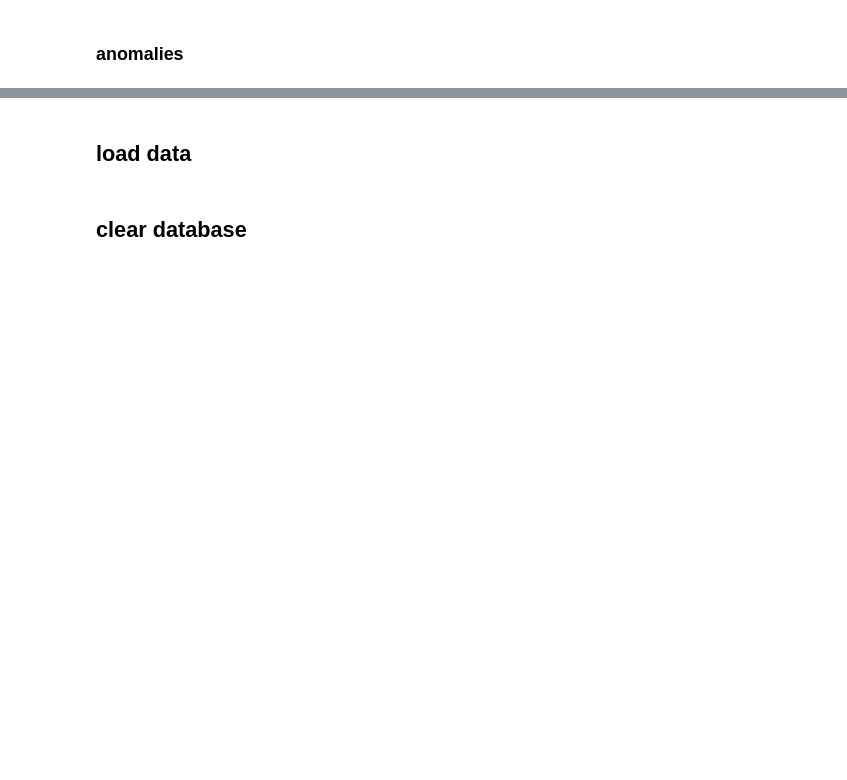
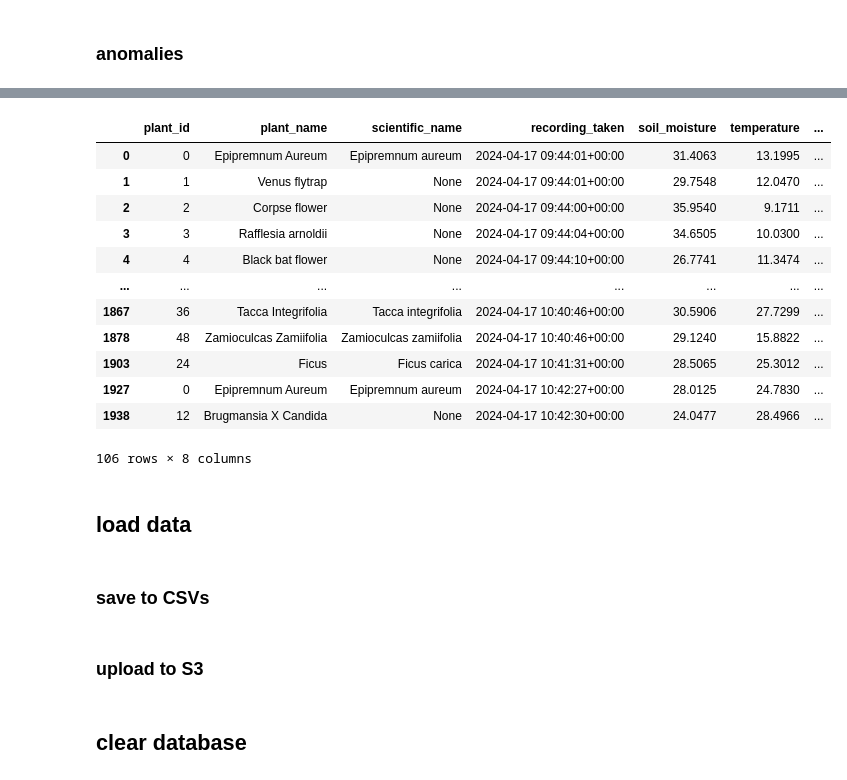
Before and after one commit to ErvinRex/LMNH-plants, a Jupyter notebook: longterm.ipynb, the cells around one changed output, grey strips where cells are left out. Cells and saved outputs as stored; diff of their text form; code cells hidden in the pictures; blank space fills up the shorter version.

```diff
--- a/longterm.ipynb
+++ b/longterm.ipynb
@@ -132,8 +132,9 @@ def get_std(row: dict, df: pd.DataFrame, col: str) -> int:
     Returns std."""
 
     last_hour = pd.Timestamp(datetime.now(timezone.utc)-timedelta(hours=1))
-    df['recording_taken'] = pd.to_datetime(df['recording_taken'], utc=True)
-    last_hour_vals = df[df["recording_taken"] >= last_hour][col]
+    # df['recording_taken'] = pd.to_datetime(df['recording_taken'], utc=True)
+    last_hour_vals = df[(df["plant_id"] == row["plant_id"]) &
+                        (df["recording_taken"] >= last_hour)][col]
 
     mean = last_hour_vals.mean()
     std = last_hour_vals.std()
@@ -171,5 +158,25 @@ anomalies = anomalies[(anomalies["soil_moisture_nstd"] <= -2.5) |
+# %%
+anomalies
+# %% [output]
+|  | plant_id | plant_name | scientific_name | recording_taken | soil_moisture | temperature | ... |
+| 0 | 0 | Epipremnum Aureum | Epipremnum aureum | 2024-04-17 09:44:01+00:00 | 31.4063 | 13.1995 | ... |
+| 1 | 1 | Venus flytrap | None | 2024-04-17 09:44:01+00:00 | 29.7548 | 12.0470 | ... |
+| 2 | 2 | Corpse flower | None | 2024-04-17 09:44:00+00:00 | 35.9540 | 9.1711 | ... |
+| 3 | 3 | Rafflesia arnoldii | None | 2024-04-17 09:44:04+00:00 | 34.6505 | 10.0300 | ... |
+| 4 | 4 | Black bat flower | None | 2024-04-17 09:44:10+00:00 | 26.7741 | 11.3474 | ... |
+| ... | ... | ... | ... | ... | ... | ... | ... |
+| 1867 | 36 | Tacca Integrifolia | Tacca integrifolia | 2024-04-17 10:40:46+00:00 | 30.5906 | 27.7299 | ... |
+| 1878 | 48 | Zamioculcas Zamiifolia | Zamioculcas zamiifolia | 2024-04-17 10:40:46+00:00 | 29.1240 | 15.8822 | ... |
+| 1903 | 24 | Ficus | Ficus carica | 2024-04-17 10:41:31+00:00 | 28.5065 | 25.3012 | ... |
+| 1927 | 0 | Epipremnum Aureum | Epipremnum aureum | 2024-04-17 10:42:27+00:00 | 28.0125 | 24.7830 | ... |
+| 1938 | 12 | Brugmansia X Candida | None | 2024-04-17 10:42:30+00:00 | 24.0477 | 28.4966 | ... |
+106 rows × 8 columns
 # %% [markdown]
 ## load data
+# %% [markdown]
+### save to CSVs
+# %% [markdown]
+### upload to S3
 # %%
 S3 = client('s3',
             aws_access_key_id=ENV["AWS_ACCESS_KEY_ID"],
```
Also changed, not shown: parts of 3 cells of this notebook.
